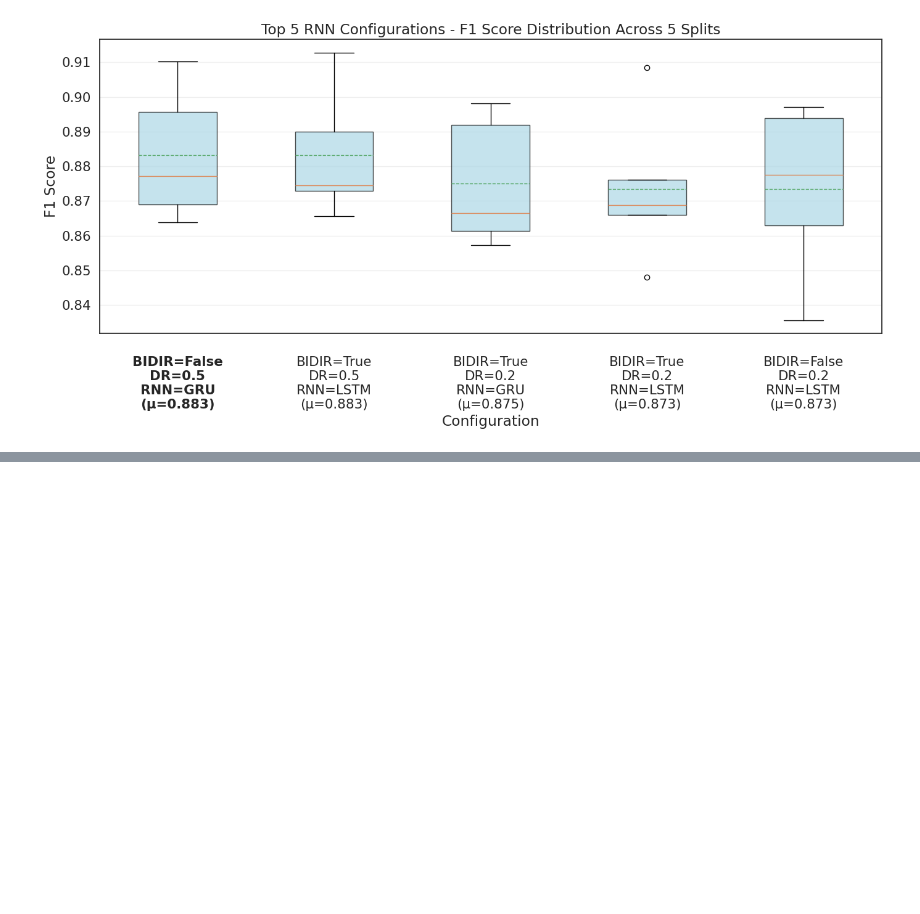
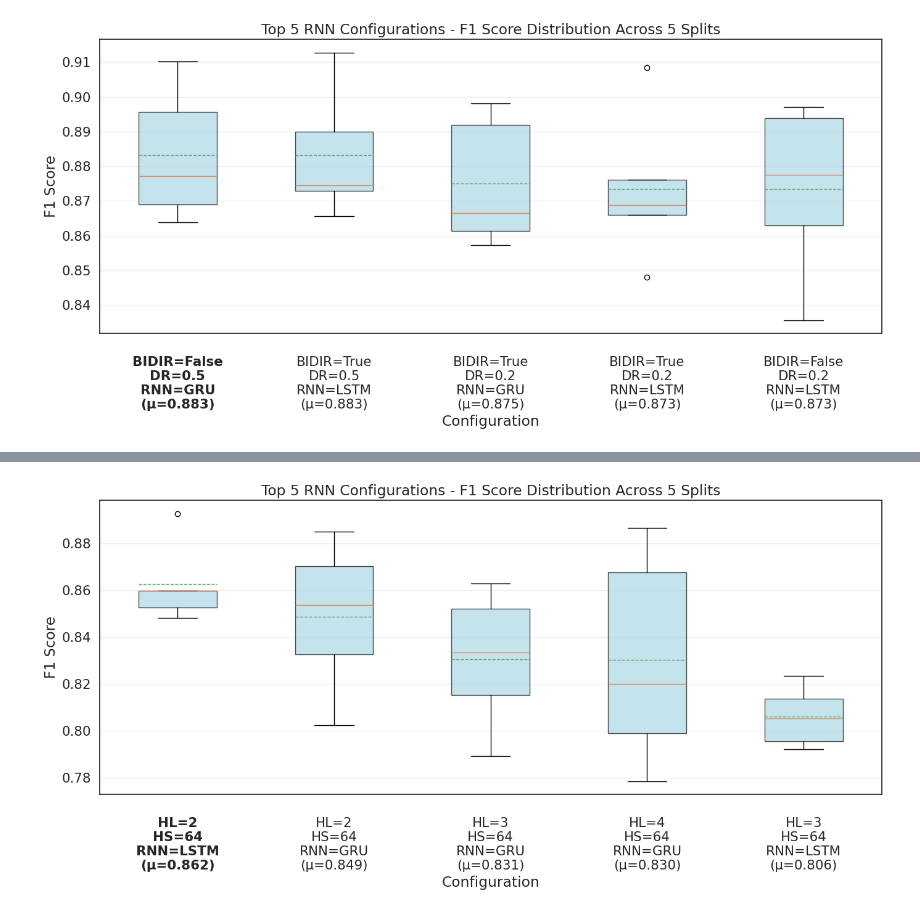
Before and after one commit to EmaSeve/artificial-neural-networks-challenges, a Jupyter notebook: FirstChallenge.ipynb, the cells around one changed output, grey strips where cells are left out. Cells and saved outputs as stored; diff of their text form; code cells hidden in the pictures; blank space fills up the shorter version.

```diff
--- a/FirstChallenge.ipynb
+++ b/FirstChallenge.ipynb
@@ -271,7 +274,7 @@ def build_sequences(df, window=40, stride=20):
     dataset = []
     labels = []
     features = ['pain_survey_1', 'pain_survey_2', 'pain_survey_3', 'pain_survey_4' ,'joint_00', 'joint_01', 'joint_02', 'joint_03', 'joint_04', 'joint_05', 'joint_06',
-                'joint_07', 'joint_13', 'joint_14', 'joint_15', 'joint_16', 'joint_17', 'joint_18',
+                'joint_07', 'joint_08', 'joint_09', 'joint_10', 'joint_11', 'joint_12', 'joint_13', 'joint_14', 'joint_15', 'joint_16', 'joint_17', 'joint_18',
                 'joint_19', 'joint_20', 'joint_21', 'joint_22', 'joint_23', 'joint_24', 'joint_25',
                 'joint_26', 'joint_27', 'joint_28', 'joint_29', 'is_injured']
 
@@ -566,6 +569,11 @@ def train_one_epoch(model, train_loader, criterion, optimizer, scaler, device, l
 
         # Backward pass with gradient scaling
         scaler.scale(loss).backward()
+
+        # gradient clipping
+        grad_clip = 1.0
+        torch.nn.utils.clip_grad_norm_(model.parameters(), max_norm=grad_clip)
+
         scaler.step(optimizer)
         scaler.update()
 
@@ -1063,7 +1066,7 @@ criterion = nn.CrossEntropyLoss()
 %%time
 # 20 fa schifo , 80 era il migliore con 0.8909
 #W_SIZE = [20, 40, 80, 100]
-S_tride = [10, 20, 30] # with 80 W_size -> 10 is better
+S_tride = [10] # with 80 W_size -> 10 is better
 for STRIDE in S_tride:
   # Execute K-fold cross-validation with baseline configuration
   losses, metrics, best_scores = k_shuffle_split_cross_validation_round_rnn(
@@ -1385,0 +1547,30 @@ plot_top_configurations_rnn(results, k_splits=K, top_n=5)
+# %%
+# Cross-validation
+K = 5                    # Number of splits (5 and 10 are considered good values)
+VAL_PERCENT = 0.2          # Number of users for validation split
+TEST_PERCENT = 0         # Number of users for test split
+
+# Training
+EPOCHS = 500             # Maximum epochs (increase to improve performance)
+PATIENCE = 50            # Early stopping patience (increase to improve performance)
+VERBOSE = 10             # Print frequency
+
+# Optimisation
+LEARNING_RATE = 1e-3     # Learning rate
+BATCH_SIZE = 512         # Batch size
+WINDOW_SIZE = 80        # Input window size
+STRIDE = 10              # Input stride
+
+# Architecture
+HIDDEN_LAYERS = 2        # Hidden layers
+HIDDEN_SIZE = 128        # Neurons per layer
+RNN_TYPE = 'GRU'         # Type of RNN architecture
+BIDIRECTIONAL = True    # Bidirectional RNN
+
+# Regularisation
+DROPOUT_RATE = 0.4       # Dropout probability
+L1_LAMBDA = 0.001            # L1 penalty
+L2_LAMBDA = 0.001            # L2 penalty
+
+# Training utilities
+criterion = nn.CrossEntropyLoss()
@@ -1385,0 +1638,5 @@ plot_top_configurations_rnn(results, k_splits=K, top_n=5)
+# %%
+# Visualise results
+plot_top_configurations_rnn(results, k_splits=K, top_n=5)
+# %% [output]
+[figure, added]
```
Also changed, not shown: parts of 10 cells of this notebook.
